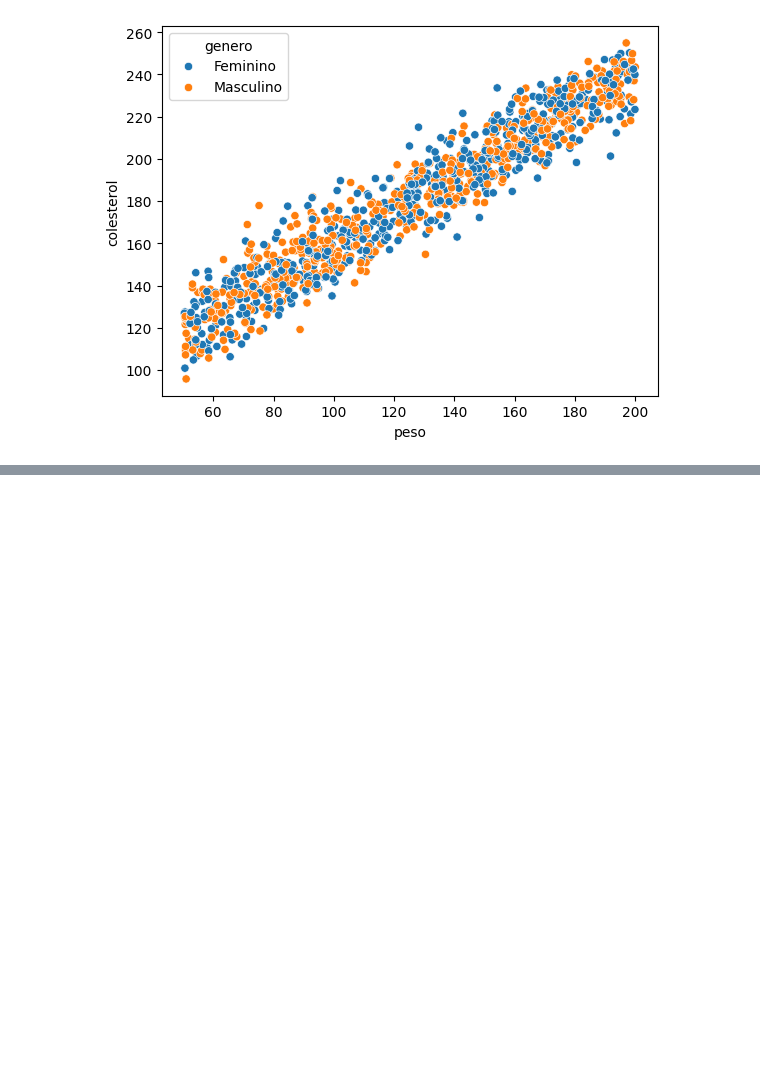
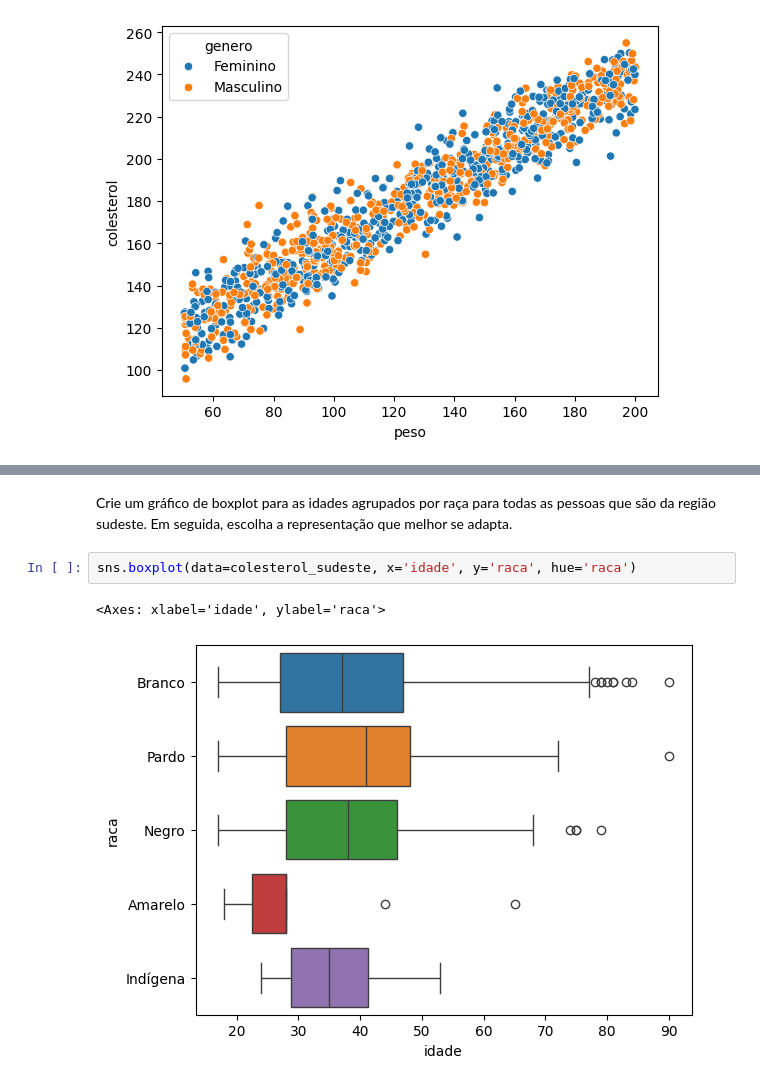
Before and after one commit to jorgelzsilva/AMM1, a Jupyter notebook: src/analise.ipynb, the cells around one changed output, grey strips where cells are left out. Saved outputs shown, nothing was run; the diff lists cells and outputs as text; blank space fills up the shorter version.

```diff
--- a/src/analise.ipynb
+++ b/src/analise.ipynb
@@ -151,0 +176,7 @@ sns.scatterplot(data=colesterol_sudeste, x='peso', y='colesterol', hue='genero')
+# %% [markdown]
+Crie um gráfico de boxplot para as idades agrupados por raça para todas as pessoas que são da região sudeste. Em seguida, escolha a representação que melhor se adapta.
+# %%
+sns.boxplot(data=colesterol_sudeste, x='idade', y='raca', hue='raca')
+# %% [output]
+<Axes: xlabel='idade', ylabel='raca'>
+[figure, added]
```
Also changed, not shown: parts of 5 cells of this notebook.
